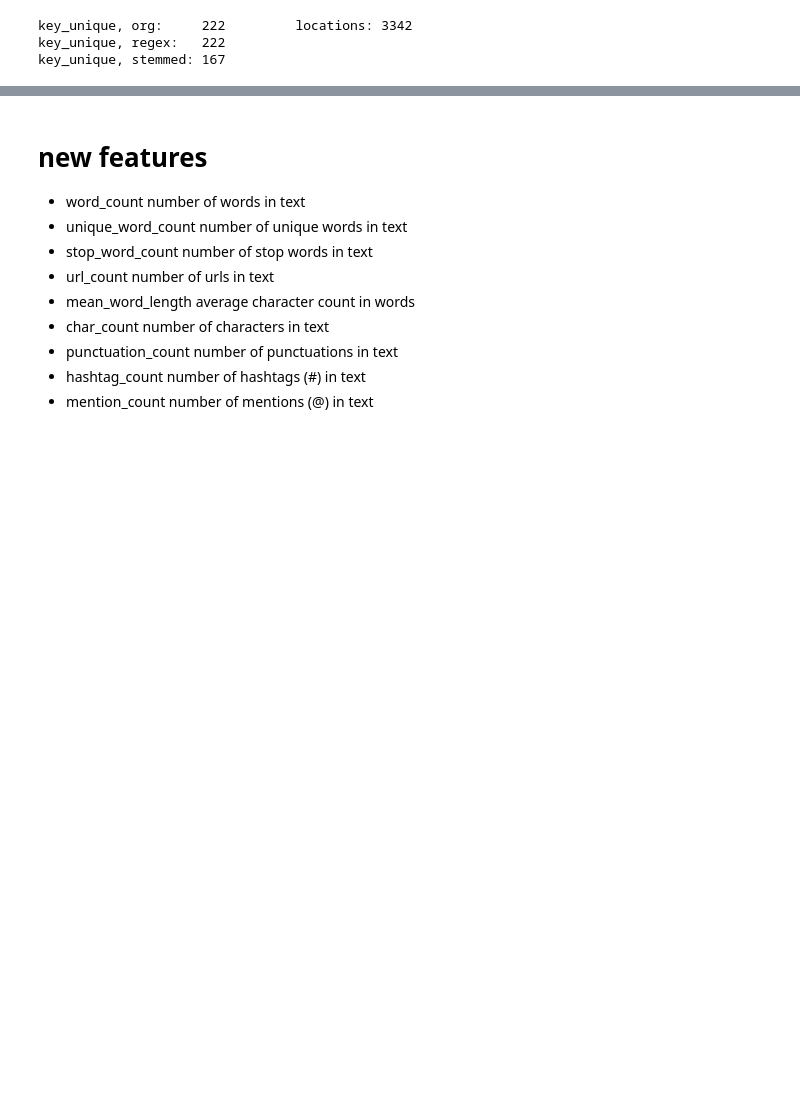
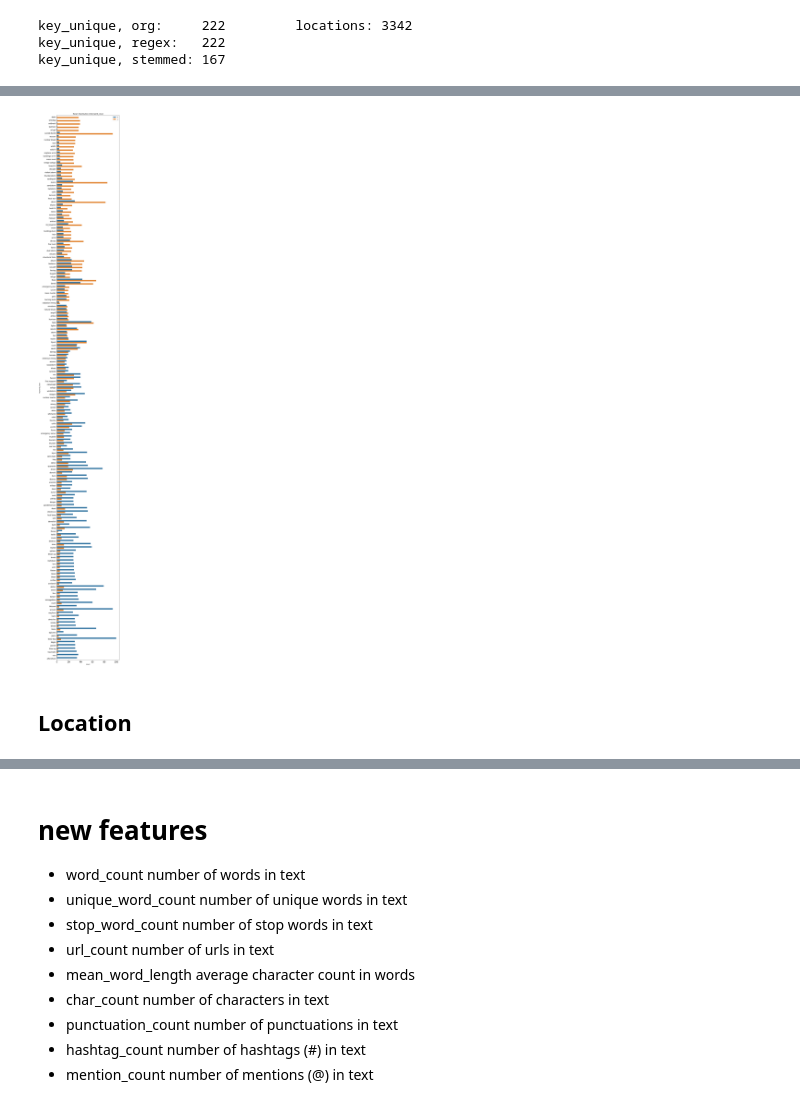
Before and after one commit to TTD-JPO/TDD-project, a Jupyter notebook: Main_TweetDisasterDetection.ipynb, the cells around one changed output, grey strips where cells are left out. Cells and saved outputs as stored; diff of their text form; code cells hidden in the pictures; blank space fills up the shorter version.

```diff
--- a/Main_TweetDisasterDetection.ipynb
+++ b/Main_TweetDisasterDetection.ipynb
@@ -351,0 +364,7 @@ df.drop(columns=['target_mean'], inplace=True)
+# %%
+# keywords with regex and porterstemmer
+plot_words_to_target (df_keys, 'keyword_clean', 'target')
+# %% [output]
+[figure, added]
+# %% [markdown]
+## Location
```
Also changed, not shown: parts of 31 cells of this notebook.
